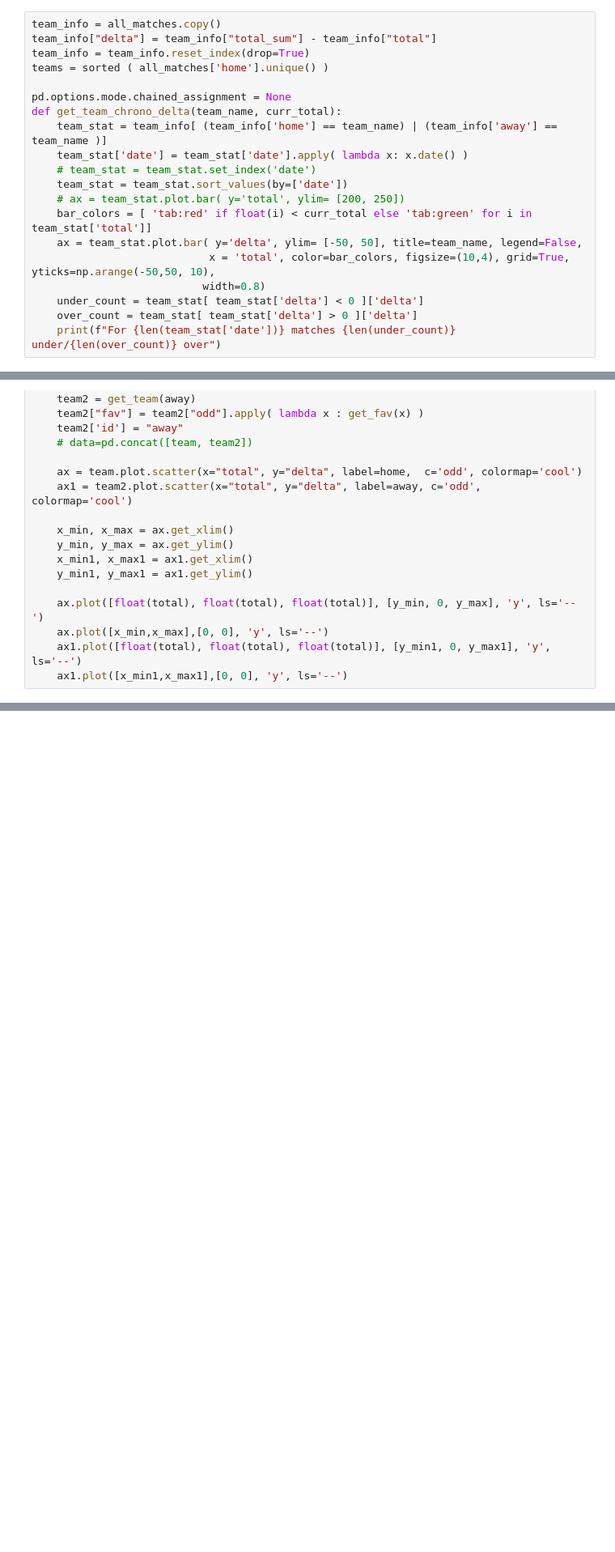
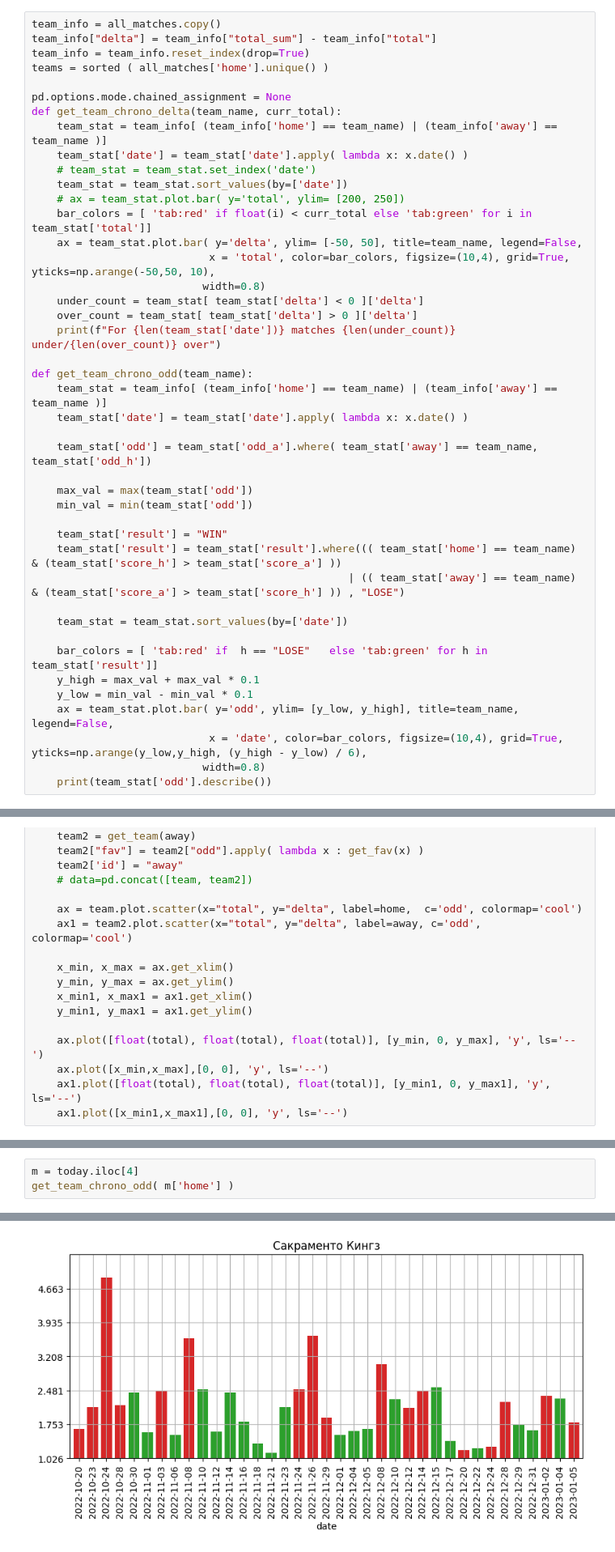
Before and after one commit to glahiator/basket_total, a Jupyter notebook: analyze.ipynb, the cells around one changed output, grey strips where cells are left out. Shown at 81% size. Cells and saved outputs as stored; diff of their text form; blank space fills up the shorter version.

Commit message:
Add visualization for odds

```diff
--- a/analyze.ipynb
+++ b/analyze.ipynb
@@ -37,6 +37,29 @@ def get_team_chrono_delta(team_name, curr_total):
     under_count = team_stat[ team_stat['delta'] < 0 ]['delta']
     over_count = team_stat[ team_stat['delta'] > 0 ]['delta']
     print(f"For {len(team_stat['date'])} matches {len(under_count)} under/{len(over_count)} over")
+
+def get_team_chrono_odd(team_name):
+    team_stat = team_info[ (team_info['home'] == team_name) | (team_info['away'] == team_name )]
+    team_stat['date'] = team_stat['date'].apply( lambda x: x.date() )
+
+    team_stat['odd'] = team_stat['odd_a'].where( team_stat['away'] == team_name, team_stat['odd_h'])
+
+    max_val = max(team_stat['odd'])
+    min_val = min(team_stat['odd'])
+
+    team_stat['result'] = "WIN"
+    team_stat['result'] = team_stat['result'].where((( team_stat['home'] == team_name) & (team_stat['score_h'] > team_stat['score_a'] ))
+                                                  | (( team_stat['away'] == team_name) & (team_stat['score_a'] > team_stat['score_h'] )) , "LOSE")
+
+    team_stat = team_stat.sort_values(by=['date'])
+
+    bar_colors = [ 'tab:red' if  h == "LOSE"   else 'tab:green' for h in team_stat['result']]
+    y_high = max_val + max_val * 0.1
+    y_low = min_val - min_val * 0.1
+    ax = team_stat.plot.bar( y='odd', ylim= [y_low, y_high], title=team_name, legend=False,
+                            x = 'date', color=bar_colors, figsize=(10,4), grid=True, yticks=np.arange(y_low,y_high, (y_high - y_low) / 6),
+                           width=0.8)
+    print(team_stat['odd'].describe())
 # %%
 total = all_matches.copy()
 total["delta"] = total["total_sum"] - total["total"]
@@ -141,0 +134,4 @@ get_team_chrono_delta1( "Бостон Селтикс", 0 )
+# %%
+m = today.iloc[4]
+get_team_chrono_odd( m['home'] )
+# %% [output]
@@ -141,0 +147 @@ get_team_chrono_delta1( "Бостон Селтикс", 0 )
+[figure, added]
```
Also changed, not shown: parts of 4 cells of this notebook.
